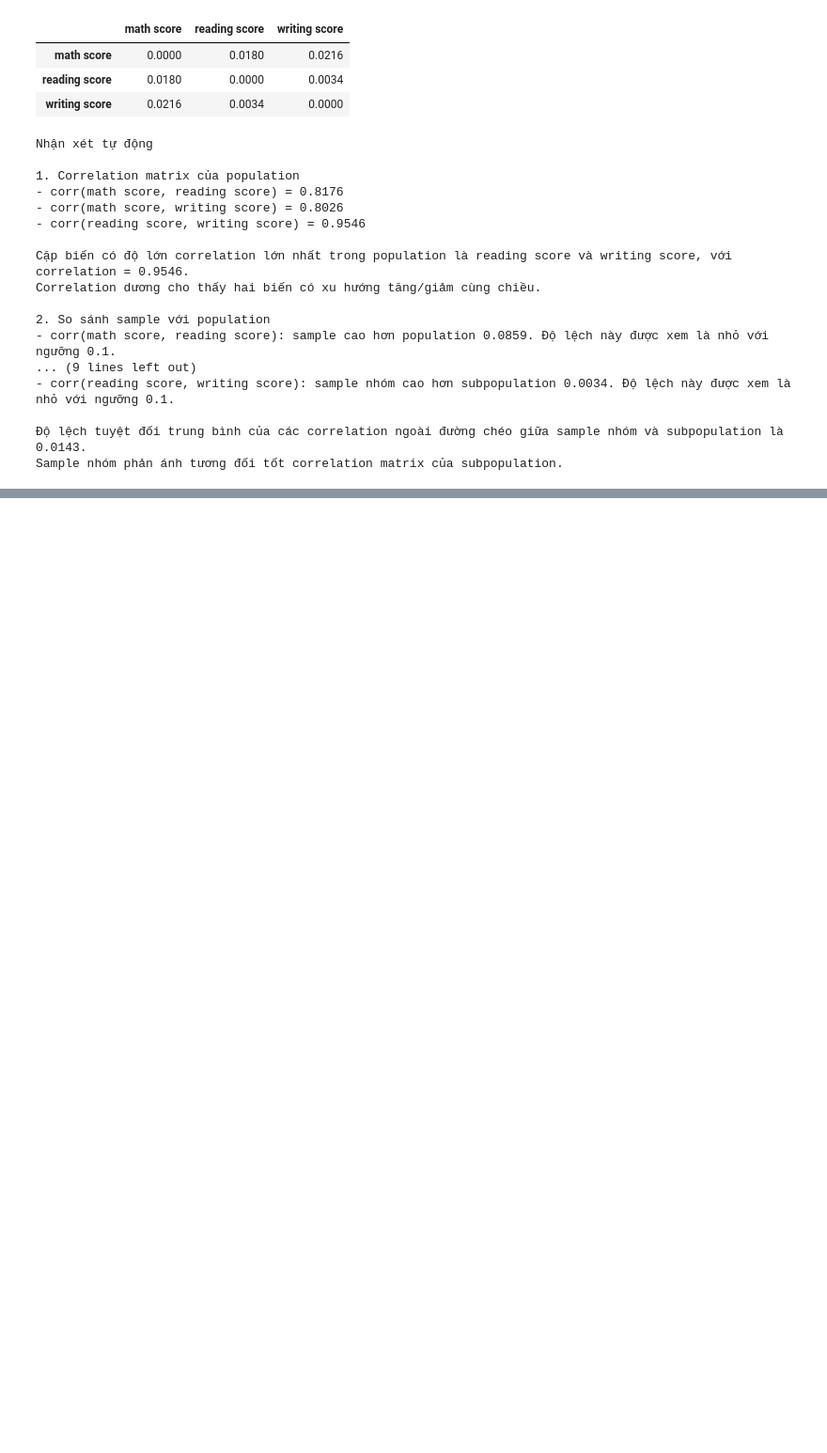
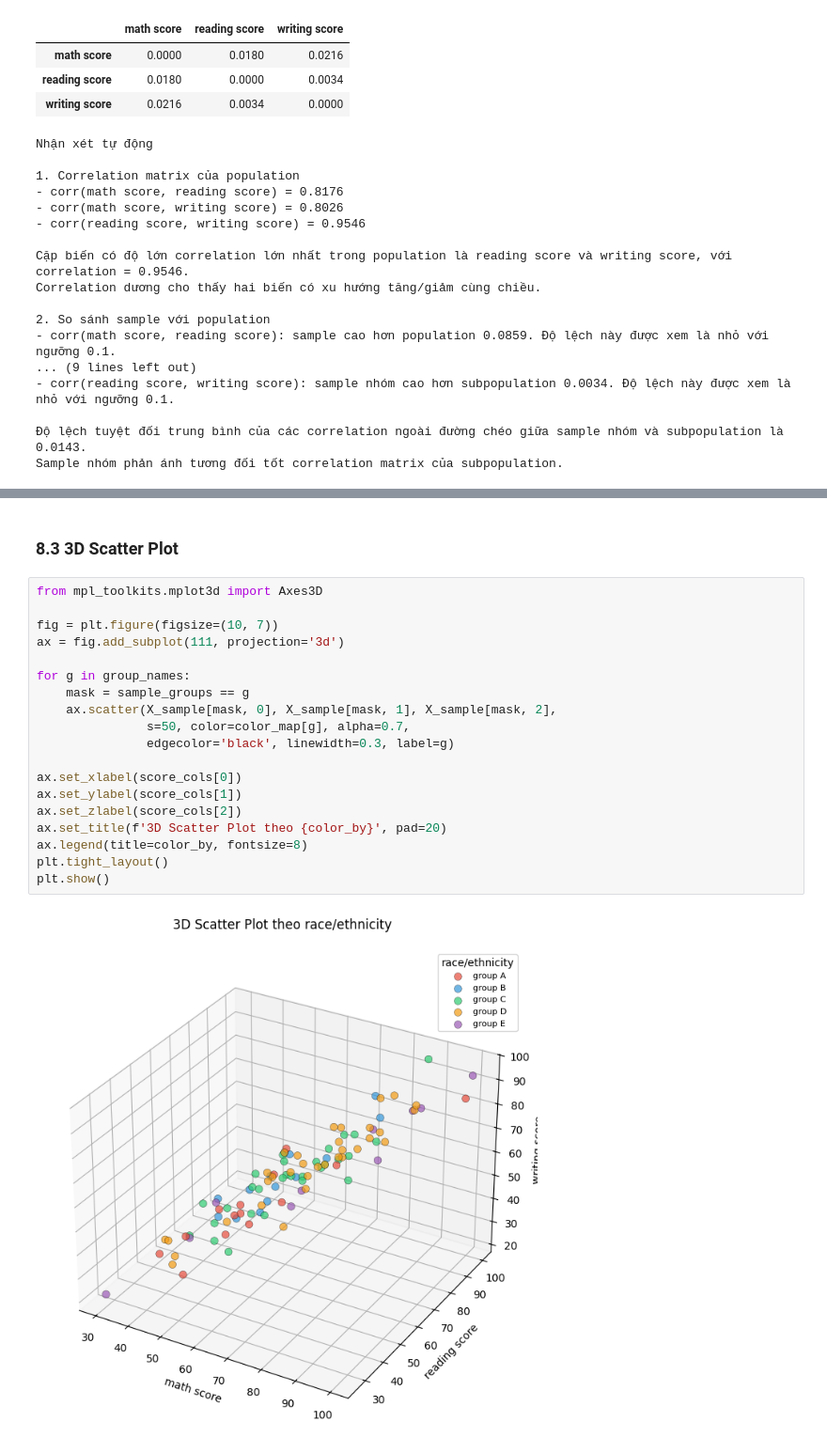
Before and after one commit to ntnthinh205/gk_msa, a Jupyter notebook: multivariate_statistics.ipynb, the cells around one changed output, grey strips where cells are left out. Shown at 94% size. Saved outputs shown, nothing was run; the diff lists cells and outputs as text; blank space fills up the shorter version.

```diff
--- a/multivariate_statistics.ipynb
+++ b/multivariate_statistics.ipynb
@@ -2428,0 +2158,23 @@ print("- Trục nghiêng của Elip thể hiện chiều hướng của Hiệp p
+# %% [markdown]
+### 8.3 3D Scatter Plot
+# %%
+from mpl_toolkits.mplot3d import Axes3D
+
+fig = plt.figure(figsize=(10, 7))
+ax = fig.add_subplot(111, projection='3d')
+
+for g in group_names:
+    mask = sample_groups == g
+    ax.scatter(X_sample[mask, 0], X_sample[mask, 1], X_sample[mask, 2],
+               s=50, color=color_map[g], alpha=0.7,
+               edgecolor='black', linewidth=0.3, label=g)
+
+ax.set_xlabel(score_cols[0])
+ax.set_ylabel(score_cols[1])
+ax.set_zlabel(score_cols[2])
+ax.set_title(f'3D Scatter Plot theo {color_by}', pad=20)
+ax.legend(title=color_by, fontsize=8)
+plt.tight_layout()
+plt.show()
+# %% [output]
+[figure, added]
```
Also changed, not shown: parts of 31 cells of this notebook.
